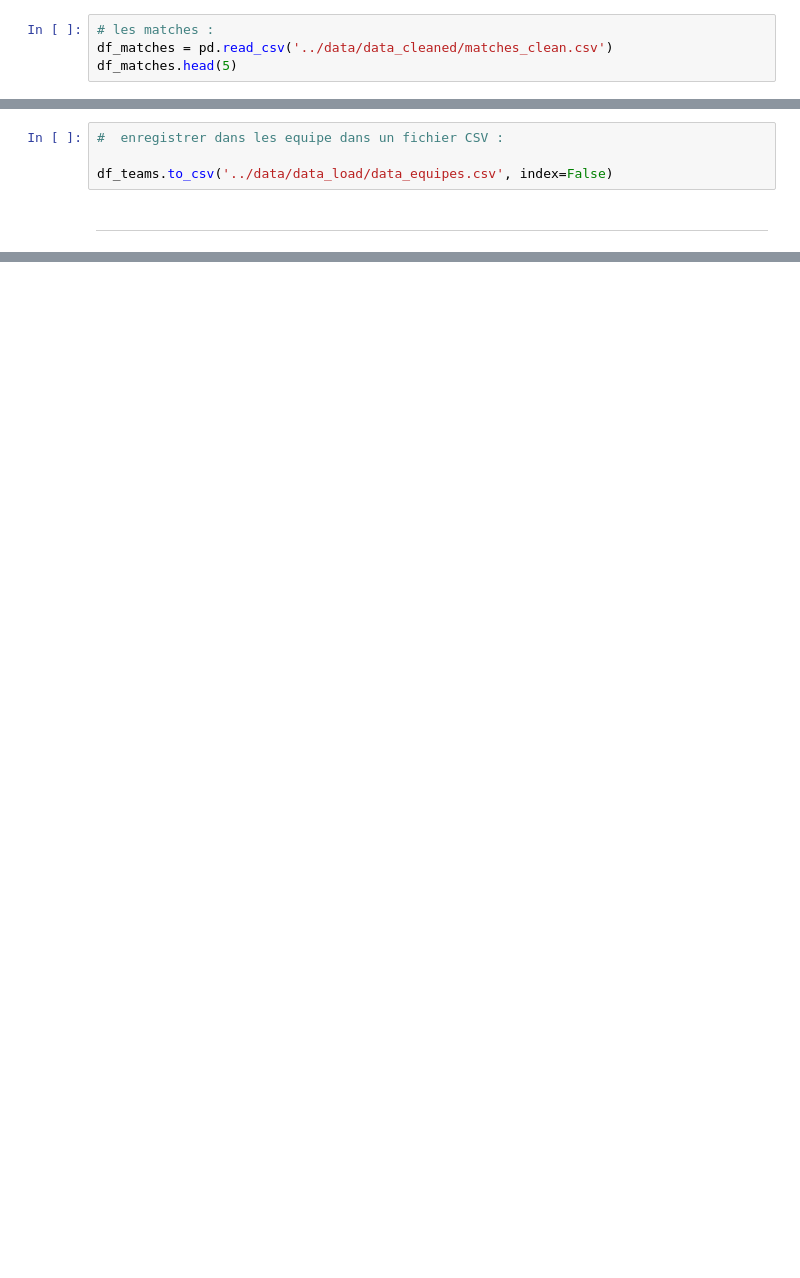
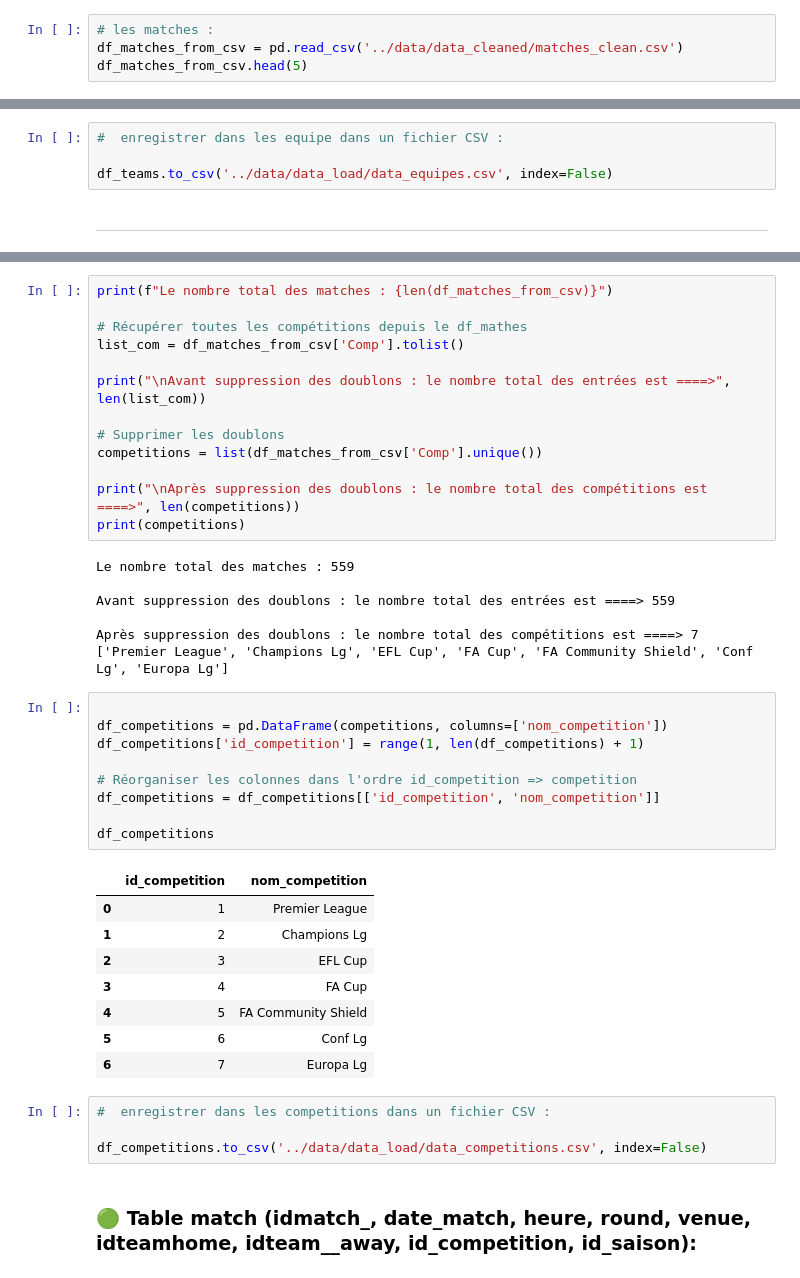
Before and after one commit to bouchramilo/FootData_Analytics_Modeling, a Jupyter notebook: notebooks/extract_tables.ipynb, the cells around one changed output, grey strips where cells are left out. Saved outputs shown, nothing was run; the diff lists cells and outputs as text; blank space fills up the shorter version.

```diff
--- a/notebooks/extract_tables.ipynb
+++ b/notebooks/extract_tables.ipynb
@@ -12,8 +12,8 @@ from selenium.webdriver.support.ui import WebDriverWait
 from selenium.webdriver.support import expected_conditions as EC
 # %%
 # les matches :
-df_matches = pd.read_csv('../data/data_cleaned/matches_clean.csv')
-df_matches.head(5)
+df_matches_from_csv = pd.read_csv('../data/data_cleaned/matches_clean.csv')
+df_matches_from_csv.head(5)
 # %% [output]
 |  | Squad | Date | Time | Comp | Round | Day | Venue | Result | GF | GA | Opponent | ... |
 | 0 | Liverpool | 2024-08-17 | 12:30 | Premier League | Matchweek 1 | Sat | Away | W | 2 | 0 | Ipswich Town | ... |
@@ -71,0 +118,44 @@ df_teams.to_csv('../data/data_load/data_equipes.csv', index=False)
+# %%
+print(f"Le nombre total des matches : {len(df_matches_from_csv)}")
+
+# Récupérer toutes les compétitions depuis le df_mathes
+list_com = df_matches_from_csv['Comp'].tolist()
+
+print("\nAvant suppression des doublons : le nombre total des entrées est ====>", len(list_com))
+
+# Supprimer les doublons
+competitions = list(df_matches_from_csv['Comp'].unique())
+
+print("\nAprès suppression des doublons : le nombre total des compétitions est ====>", len(competitions))
+print(competitions)
+# %% [output]
+Le nombre total des matches : 559
+
+Avant suppression des doublons : le nombre total des entrées est ====> 559
+
+Après suppression des doublons : le nombre total des compétitions est ====> 7
+['Premier League', 'Champions Lg', 'EFL Cup', 'FA Cup', 'FA Community Shield', 'Conf Lg', 'Europa Lg']
+# %%
+
+df_competitions = pd.DataFrame(competitions, columns=['nom_competition'])
+df_competitions['id_competition'] = range(1, len(df_competitions) + 1)
+
+# Réorganiser les colonnes dans l'ordre id_competition => competition
+df_competitions = df_competitions[['id_competition', 'nom_competition']]
+
+df_competitions
+# %% [output]
+|  | id_competition | nom_competition |
+| 0 | 1 | Premier League |
+| 1 | 2 | Champions Lg |
+| 2 | 3 | EFL Cup |
+| 3 | 4 | FA Cup |
+| 4 | 5 | FA Community Shield |
+| 5 | 6 | Conf Lg |
+| 6 | 7 | Europa Lg |
+# %%
+#  enregistrer dans les competitions dans un fichier CSV :
+
+df_competitions.to_csv('../data/data_load/data_competitions.csv', index=False)
+# %% [markdown]
+###  🟢 Table match (idmatch_, date_match, heure, round, venue, idteamhome, idteam__away, id_competition, id_saison):
```
Also changed, not shown: parts of 27 cells of this notebook, 14 other files.
